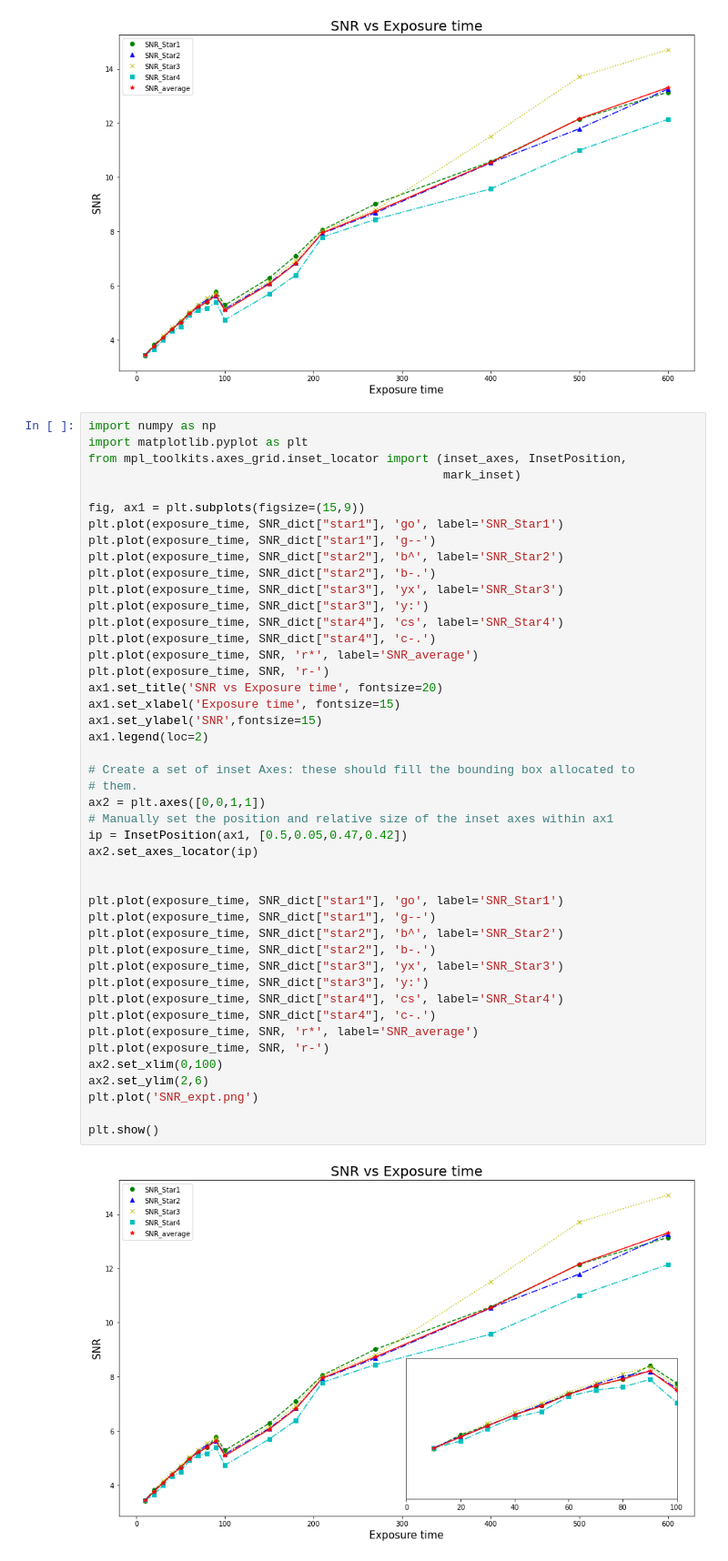
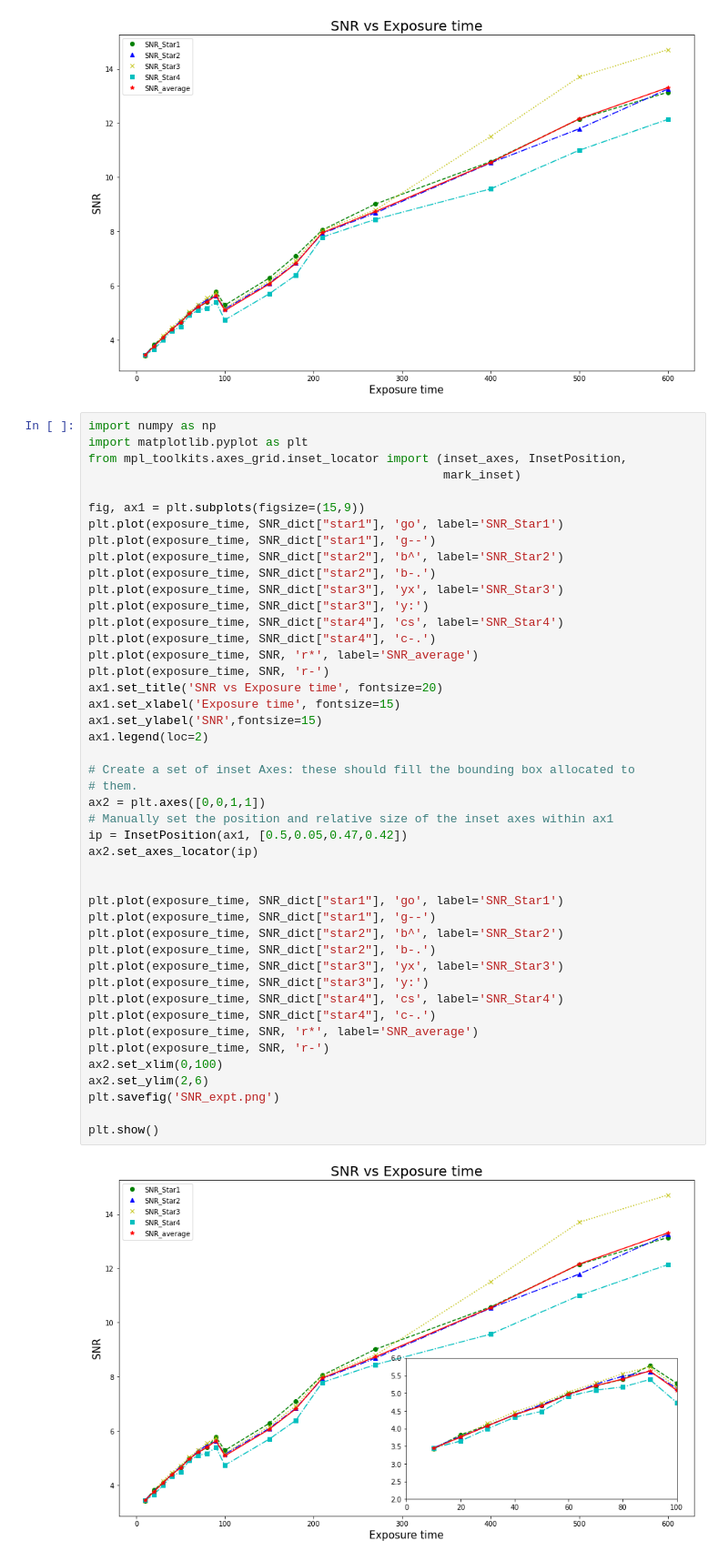
Before and after one commit to halehhajizadeh/SNR-and-Exposure, a Jupyter notebook: SNR_Exp.ipynb, the cells around one changed output. Shown: that part at 91% size. Drawn from its saved outputs; the diff is of its cells as text.

Commit message:
savefig

```diff
--- a/SNR_Exp.ipynb
+++ b/SNR_Exp.ipynb
@@ -118,32 +118,32 @@ plt.plot(exposure_time, SNR_dict["star4"], 'c-.')
 plt.plot(exposure_time, SNR, 'r*', label='SNR_average')
 plt.plot(exposure_time, SNR, 'r-')
 ax1.set_title('SNR vs Exposure time', fontsize=20)
 ax1.set_xlabel('Exposure time', fontsize=15)
 ax1.set_ylabel('SNR',fontsize=15)
 ax1.legend(loc=2)
 
 # Create a set of inset Axes: these should fill the bounding box allocated to
 # them.
 ax2 = plt.axes([0,0,1,1])
 # Manually set the position and relative size of the inset axes within ax1
 ip = InsetPosition(ax1, [0.5,0.05,0.47,0.42])
 ax2.set_axes_locator(ip)
 
 
 plt.plot(exposure_time, SNR_dict["star1"], 'go', label='SNR_Star1')
 plt.plot(exposure_time, SNR_dict["star1"], 'g--')
 plt.plot(exposure_time, SNR_dict["star2"], 'b^', label='SNR_Star2')
 plt.plot(exposure_time, SNR_dict["star2"], 'b-.')
 plt.plot(exposure_time, SNR_dict["star3"], 'yx', label='SNR_Star3')
 plt.plot(exposure_time, SNR_dict["star3"], 'y:')
 plt.plot(exposure_time, SNR_dict["star4"], 'cs', label='SNR_Star4')
 plt.plot(exposure_time, SNR_dict["star4"], 'c-.')
 plt.plot(exposure_time, SNR, 'r*', label='SNR_average')
 plt.plot(exposure_time, SNR, 'r-')
 ax2.set_xlim(0,100)
 ax2.set_ylim(2,6)
-plt.plot('SNR_expt.png')
+plt.savefig('SNR_expt.png')
 
 plt.show()
 # %% [output]
-[figure, old version]
+[figure, new version]
```
